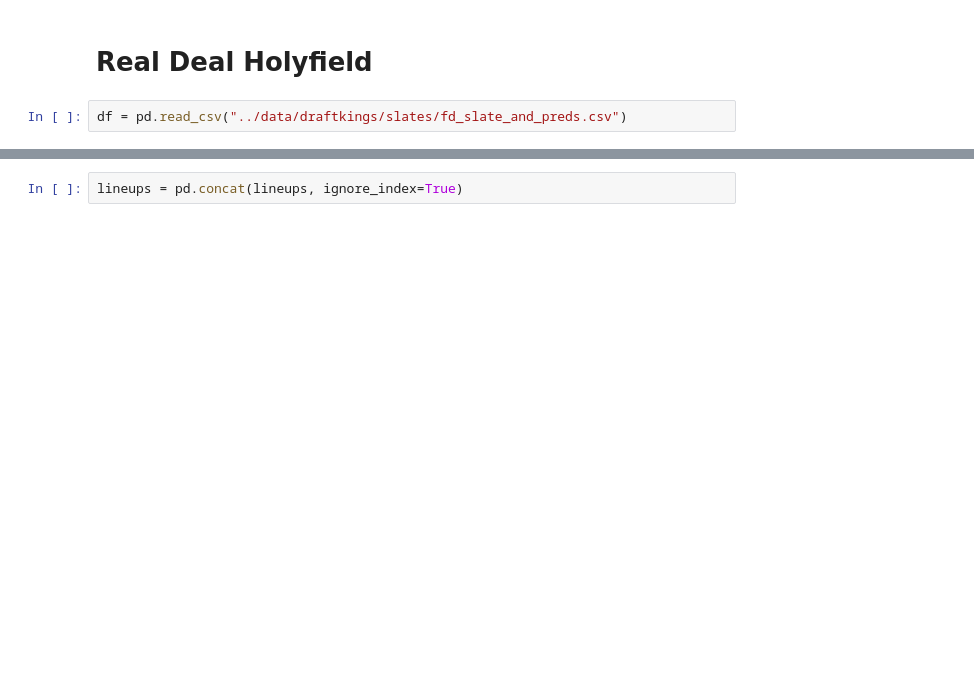
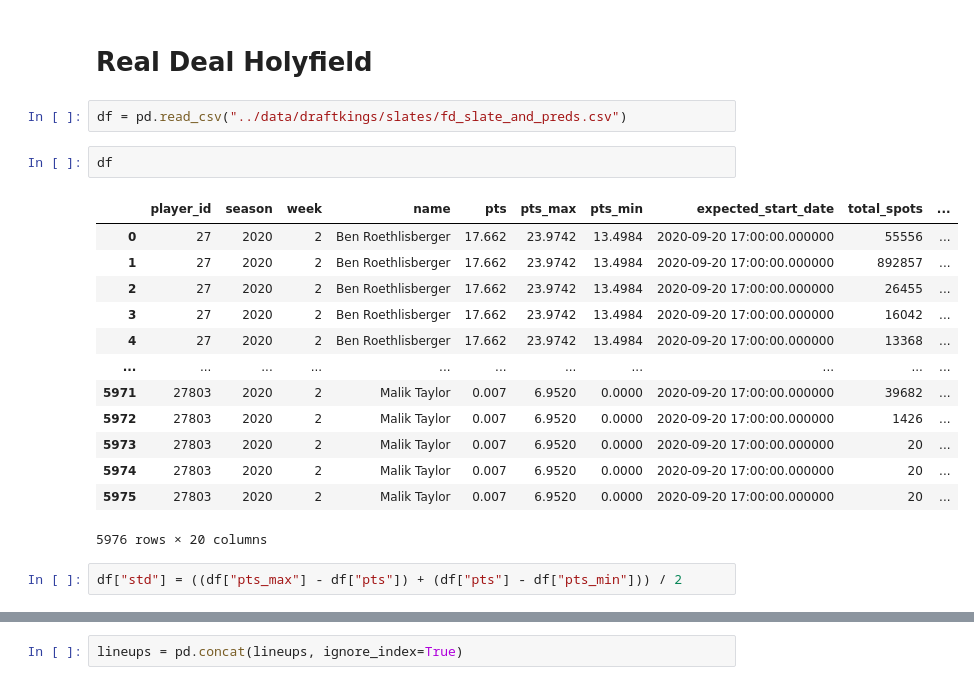
Before and after one commit to bharris47/gridiron, a Jupyter notebook: notebooks/fan_duel.ipynb, the cells around one changed output, grey strips where cells are left out. Cells and saved outputs as stored; diff of their text form; blank space fills up the shorter version.

```diff
--- a/notebooks/fan_duel.ipynb
+++ b/notebooks/fan_duel.ipynb
@@ -63,6 +109,24 @@ model.FlexConstraint = Constraint(rule=flex_constraint)
 # Real Deal Holyfield
 # %%
 df = pd.read_csv("../data/draftkings/slates/fd_slate_and_preds.csv")
+# %%
+df
+# %% [output]
+|  | player_id | season | week | name | pts | pts_max | pts_min | expected_start_date | total_spots | ... |
+| 0 | 27 | 2020 | 2 | Ben Roethlisberger | 17.662 | 23.9742 | 13.4984 | 2020-09-20 17:00:00.000000 | 55556 | ... |
+| 1 | 27 | 2020 | 2 | Ben Roethlisberger | 17.662 | 23.9742 | 13.4984 | 2020-09-20 17:00:00.000000 | 892857 | ... |
+| 2 | 27 | 2020 | 2 | Ben Roethlisberger | 17.662 | 23.9742 | 13.4984 | 2020-09-20 17:00:00.000000 | 26455 | ... |
+| 3 | 27 | 2020 | 2 | Ben Roethlisberger | 17.662 | 23.9742 | 13.4984 | 2020-09-20 17:00:00.000000 | 16042 | ... |
+| 4 | 27 | 2020 | 2 | Ben Roethlisberger | 17.662 | 23.9742 | 13.4984 | 2020-09-20 17:00:00.000000 | 13368 | ... |
+| ... | ... | ... | ... | ... | ... | ... | ... | ... | ... | ... |
+| 5971 | 27803 | 2020 | 2 | Malik Taylor | 0.007 | 6.9520 | 0.0000 | 2020-09-20 17:00:00.000000 | 39682 | ... |
+| 5972 | 27803 | 2020 | 2 | Malik Taylor | 0.007 | 6.9520 | 0.0000 | 2020-09-20 17:00:00.000000 | 1426 | ... |
+| 5973 | 27803 | 2020 | 2 | Malik Taylor | 0.007 | 6.9520 | 0.0000 | 2020-09-20 17:00:00.000000 | 20 | ... |
+| 5974 | 27803 | 2020 | 2 | Malik Taylor | 0.007 | 6.9520 | 0.0000 | 2020-09-20 17:00:00.000000 | 20 | ... |
+| 5975 | 27803 | 2020 | 2 | Malik Taylor | 0.007 | 6.9520 | 0.0000 | 2020-09-20 17:00:00.000000 | 20 | ... |
+5976 rows × 20 columns
+# %%
+df["std"] = ((df["pts_max"] - df["pts"]) + (df["pts"] - df["pts_min"])) / 2
 # %%
 df.tournament_name.value_counts()
 # %% [output]
```
Also changed, not shown: parts of 13 cells of this notebook.
